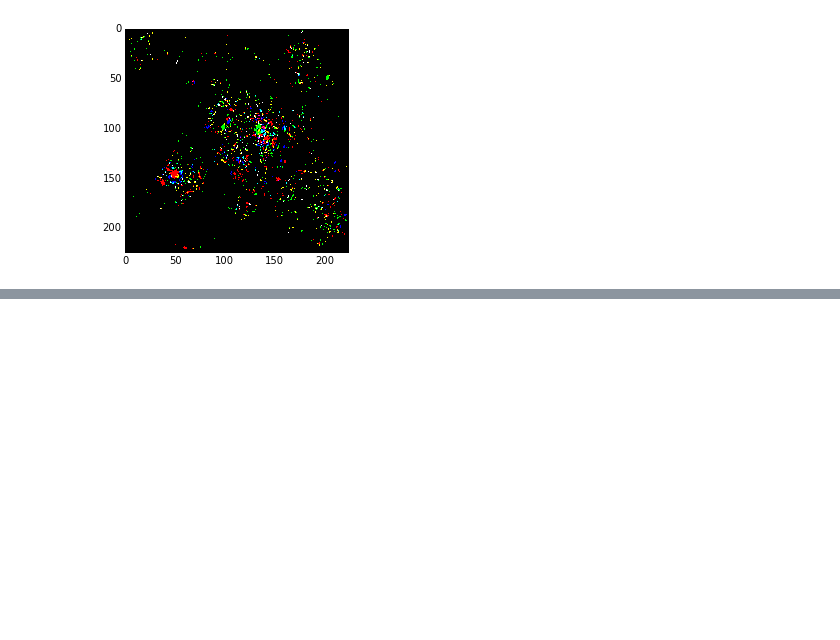
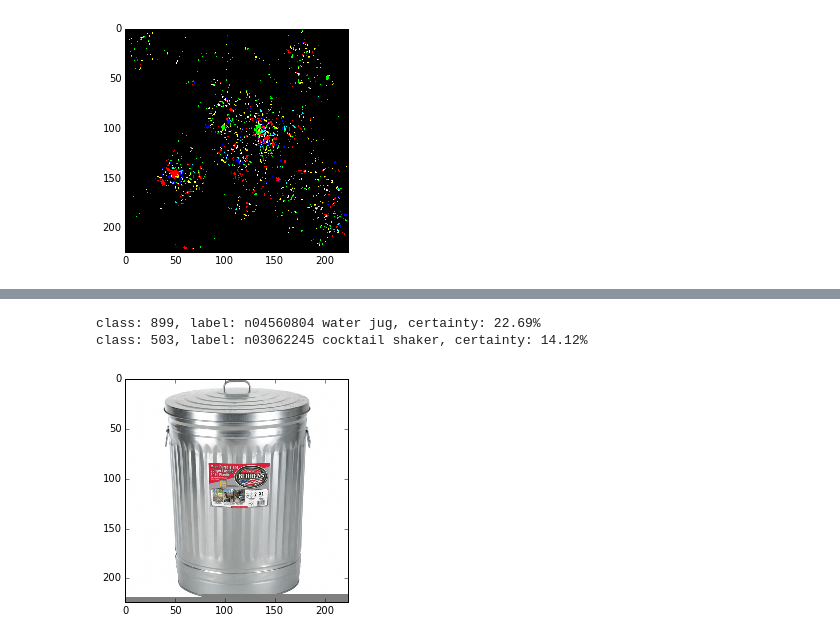
Before and after one commit to jvns/neural-nets-are-weird, a Jupyter notebook: notebooks/neural-nets-are-weird.ipynb, the cells around one changed output, grey strips where cells are left out. Cells and saved outputs as stored; diff of their text form; code cells hidden in the pictures; blank space fills up the shorter version.

```diff
--- a/notebooks/neural-nets-are-weird.ipynb
+++ b/notebooks/neural-nets-are-weird.ipynb
@@ -279,9 +284,0 @@ array([[  7.34565120e-08,   3.73353828e-08,   5.95420673e-08,
-# %%
-net = load_model()
-x = np.zeros_like(grad) * 255
-for _ in range(10):
-    probs = predict(x, n_preds=1)
-    grad = compute_gradient(probs)
-    sign = np.sign(grad)
-    plt.figure()
-    x = x + 0.1 * sign
@@ -314,5 +284,0 @@ NameError: name 'gr' is not defined
-# %%
-probs = predict(garbage_data)
-plt.figure()
-sign = compute_direction(probs)
-predict(garbage_data - 0.99 * sign)
@@ -402,0 +318,6 @@ We show the output values and the histogram of the positive values
+# %%
+def delta_to_trick_network(input_data):
+    probs = predict(input_data, n_preds=1, display_output=False)
+    grad = compute_gradient(probs)
+    delta = np.sign(grad)
+    return delta
@@ -402,0 +326,2 @@ We show the output values and the histogram of the positive values
+# %%
+delta = delta_to_trick_network(garbage_data)
@@ -402,0 +334,6 @@ We show the output values and the histogram of the positive values
+# %%
+_ = predict(garbage_data - 0.75 * delta, n_preds=2)
+# %% [output]
+class: 899, label: n04560804 water jug, certainty: 22.69%
+class: 503, label: n03062245 cocktail shaker, certainty: 14.12%
+[figure, added]
```
Also changed, not shown: parts of 77 cells of this notebook.
